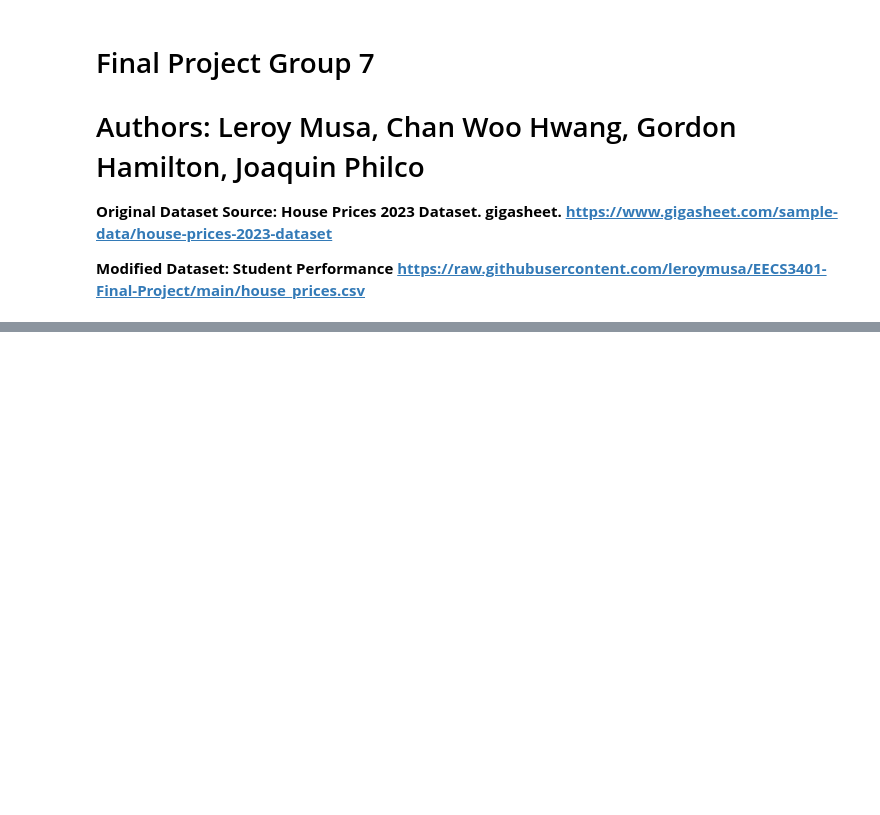
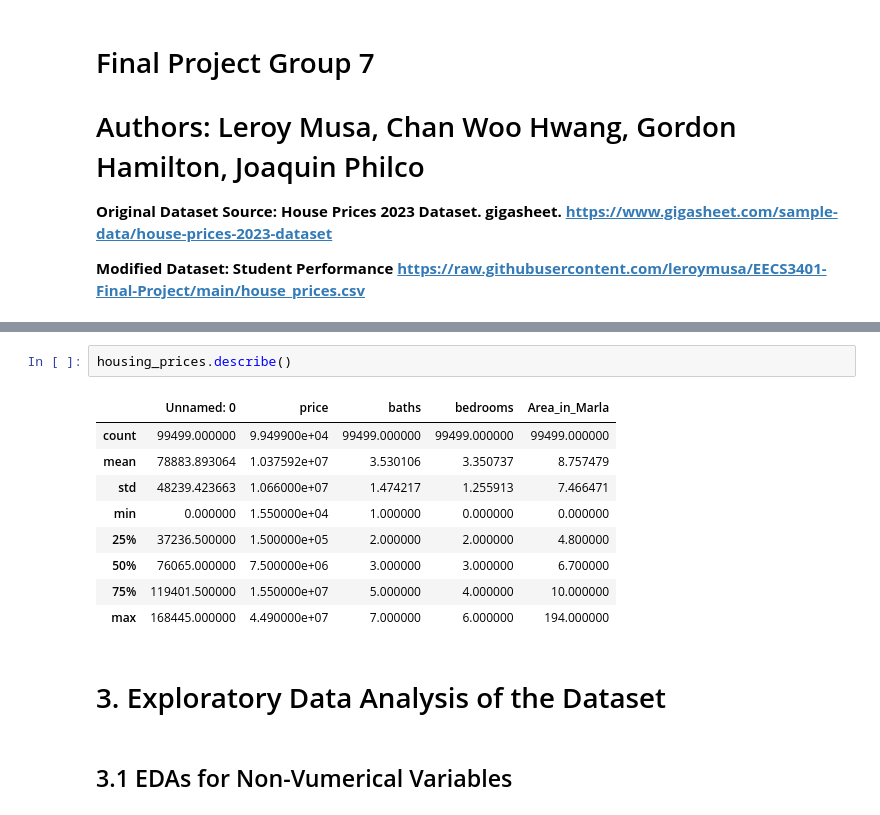
Before and after one commit to leroymusa/EECS3401-Final-Project, a Jupyter notebook: EECS3401_Final_Project.ipynb, the cells around one changed output, grey strips where cells are left out. Saved outputs shown, nothing was run; the diff lists cells and outputs as text; blank space fills up the shorter version.

```diff
--- a/EECS3401_Final_Project.ipynb
+++ b/EECS3401_Final_Project.ipynb
@@ -319,0 +59,16 @@ Max: -0.397
+# %%
+housing_prices.describe()
+# %% [output]
+|  | Unnamed: 0 | price | baths | bedrooms | Area_in_Marla |
+| count | 99499.000000 | 9.949900e+04 | 99499.000000 | 99499.000000 | 99499.000000 |
+| mean | 78883.893064 | 1.037592e+07 | 3.530106 | 3.350737 | 8.757479 |
+| std | 48239.423663 | 1.066000e+07 | 1.474217 | 1.255913 | 7.466471 |
+| min | 0.000000 | 1.550000e+04 | 1.000000 | 0.000000 | 0.000000 |
+| 25% | 37236.500000 | 1.500000e+05 | 2.000000 | 2.000000 | 4.800000 |
+| 50% | 76065.000000 | 7.500000e+06 | 3.000000 | 3.000000 | 6.700000 |
+| 75% | 119401.500000 | 1.550000e+07 | 5.000000 | 4.000000 | 10.000000 |
+| max | 168445.000000 | 4.490000e+07 | 7.000000 | 6.000000 | 194.000000 |
+# %% [markdown]
+# 3. Exploratory Data Analysis of the Dataset
+# %% [markdown]
+## 3.1 EDAs for Non-Vumerical Variables
```
Also changed, not shown: parts of 51 cells of this notebook.
